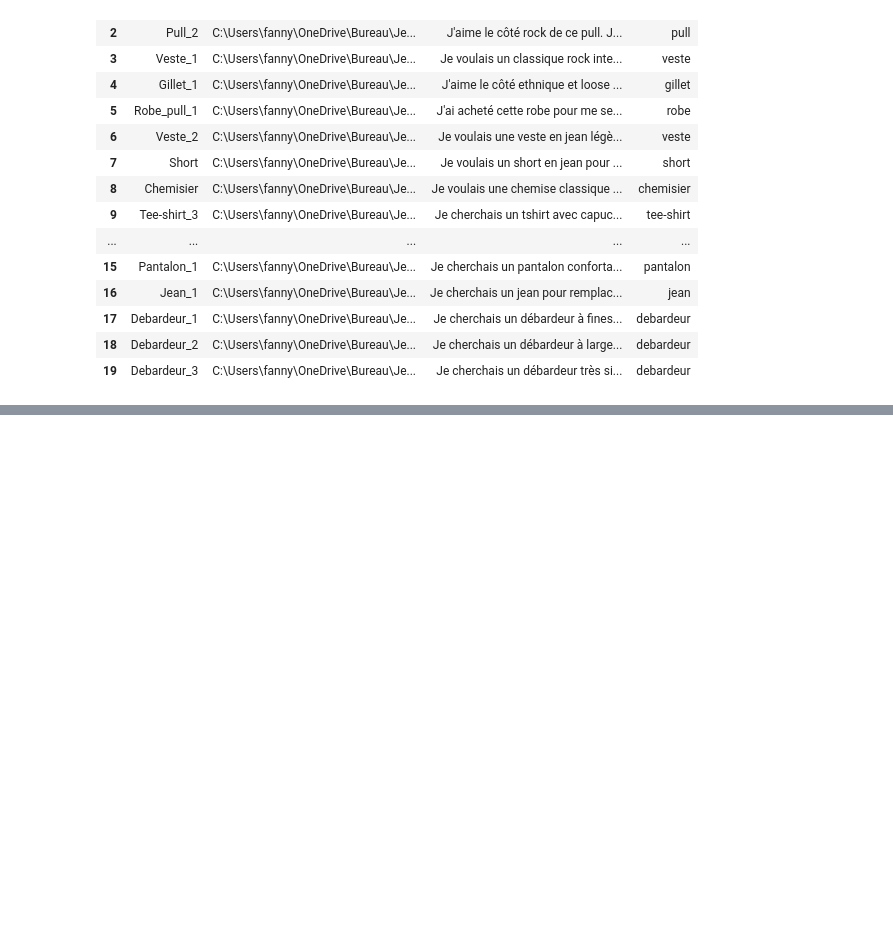
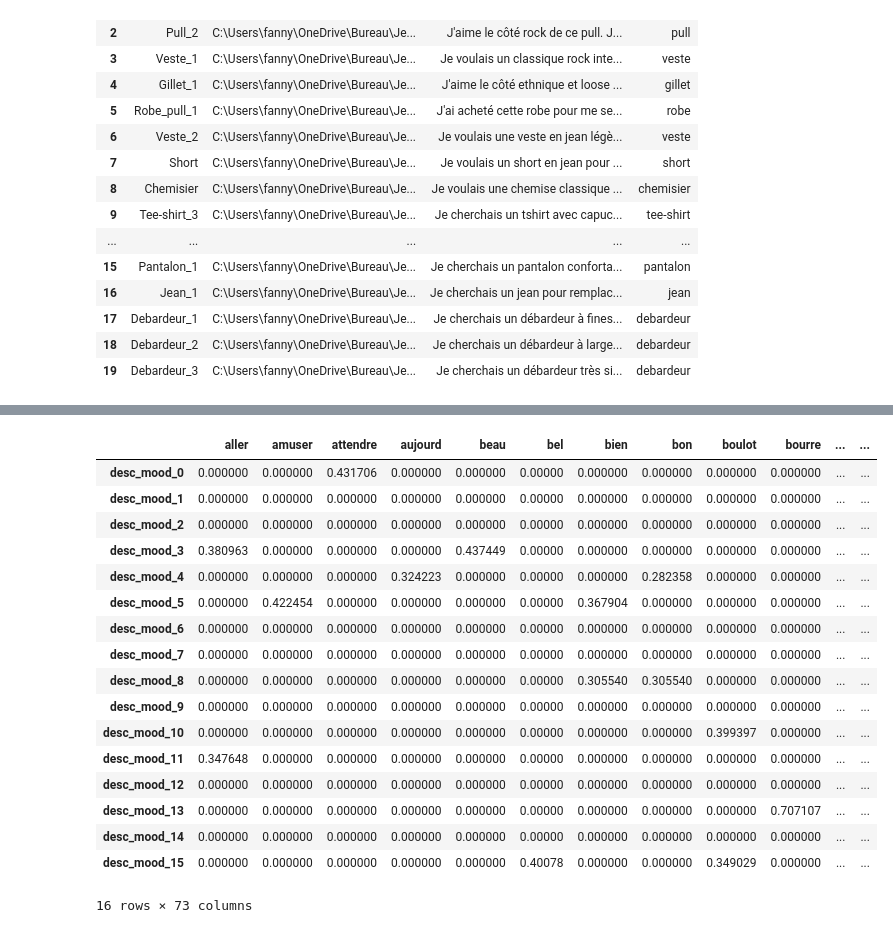
Before and after one commit to Jedha-s-project/Clothes_recommendation, a Jupyter notebook: datatest.ipynb, the cells around one changed output, grey strips where cells are left out. Cells and saved outputs as stored; diff of their text form; code cells hidden in the pictures; blank space fills up the shorter version.

Commit message:
tfidf matrix

```diff
--- a/datatest.ipynb
+++ b/datatest.ipynb
@@ -41,0 +154,4 @@ datatest
+# %%
+# remove stop-words
+tokenized_clothes = tokenized_clothes.apply(lambda x: [token.lemma_ for token in x if token.text not in STOP_WORDS])
+tokenized_mood = tokenized_mood.apply(lambda x: [token.lemma_ for token in x if token.text not in STOP_WORDS])
@@ -41,0 +198,4 @@ datatest
+# %%
+# add a clean token column
+df_clothes["clean_token"] = [" ".join(x) for x in tokenized_clothes]
+df_mood["clean_token"] = [" ".join(x) for x in tokenized_mood]
@@ -41,0 +287,8 @@ datatest
+# %%
+# TF-IDF vector
+vectorizer_mood = TfidfVectorizer()
+X_mood = vectorizer_mood.fit_transform(df_mood['clean_token'])
+
+# X is a generator. We can transform that as an array
+dense_mood = X_mood.toarray()
+dense_mood
@@ -41,0 +354,25 @@ datatest
+# %%
+mood_tfidf_matrix = pd.DataFrame(dense_mood,
+                            columns=[x for x in vectorizer_mood.get_feature_names()],
+                            index=["desc_mood_{}".format(x) for x in range(len(df_mood))])
+# %%
+mood_tfidf_matrix
+# %% [output]
+|  | aller | amuser | attendre | aujourd | beau | bel | bien | bon | boulot | bourre | ... | ... |
+| desc_mood_0 | 0.000000 | 0.000000 | 0.431706 | 0.000000 | 0.000000 | 0.00000 | 0.000000 | 0.000000 | 0.000000 | 0.000000 | ... | ... |
+| desc_mood_1 | 0.000000 | 0.000000 | 0.000000 | 0.000000 | 0.000000 | 0.00000 | 0.000000 | 0.000000 | 0.000000 | 0.000000 | ... | ... |
+| desc_mood_2 | 0.000000 | 0.000000 | 0.000000 | 0.000000 | 0.000000 | 0.00000 | 0.000000 | 0.000000 | 0.000000 | 0.000000 | ... | ... |
+| desc_mood_3 | 0.380963 | 0.000000 | 0.000000 | 0.000000 | 0.437449 | 0.00000 | 0.000000 | 0.000000 | 0.000000 | 0.000000 | ... | ... |
+| desc_mood_4 | 0.000000 | 0.000000 | 0.000000 | 0.324223 | 0.000000 | 0.00000 | 0.000000 | 0.282358 | 0.000000 | 0.000000 | ... | ... |
+| desc_mood_5 | 0.000000 | 0.422454 | 0.000000 | 0.000000 | 0.000000 | 0.00000 | 0.367904 | 0.000000 | 0.000000 | 0.000000 | ... | ... |
+| desc_mood_6 | 0.000000 | 0.000000 | 0.000000 | 0.000000 | 0.000000 | 0.00000 | 0.000000 | 0.000000 | 0.000000 | 0.000000 | ... | ... |
+| desc_mood_7 | 0.000000 | 0.000000 | 0.000000 | 0.000000 | 0.000000 | 0.00000 | 0.000000 | 0.000000 | 0.000000 | 0.000000 | ... | ... |
+| desc_mood_8 | 0.000000 | 0.000000 | 0.000000 | 0.000000 | 0.000000 | 0.00000 | 0.305540 | 0.305540 | 0.000000 | 0.000000 | ... | ... |
+| desc_mood_9 | 0.000000 | 0.000000 | 0.000000 | 0.000000 | 0.000000 | 0.00000 | 0.000000 | 0.000000 | 0.000000 | 0.000000 | ... | ... |
+| desc_mood_10 | 0.000000 | 0.000000 | 0.000000 | 0.000000 | 0.000000 | 0.00000 | 0.000000 | 0.000000 | 0.399397 | 0.000000 | ... | ... |
+| desc_mood_11 | 0.347648 | 0.000000 | 0.000000 | 0.000000 | 0.000000 | 0.00000 | 0.000000 | 0.000000 | 0.000000 | 0.000000 | ... | ... |
+| desc_mood_12 | 0.000000 | 0.000000 | 0.000000 | 0.000000 | 0.000000 | 0.00000 | 0.000000 | 0.000000 | 0.000000 | 0.000000 | ... | ... |
+| desc_mood_13 | 0.000000 | 0.000000 | 0.000000 | 0.000000 | 0.000000 | 0.00000 | 0.000000 | 0.000000 | 0.000000 | 0.707107 | ... | ... |
+| desc_mood_14 | 0.000000 | 0.000000 | 0.000000 | 0.000000 | 0.000000 | 0.00000 | 0.000000 | 0.000000 | 0.000000 | 0.000000 | ... | ... |
+| desc_mood_15 | 0.000000 | 0.000000 | 0.000000 | 0.000000 | 0.000000 | 0.40078 | 0.000000 | 0.000000 | 0.349029 | 0.000000 | ... | ... |
+16 rows × 73 columns
```
Also changed, not shown: parts of 25 cells of this notebook.
